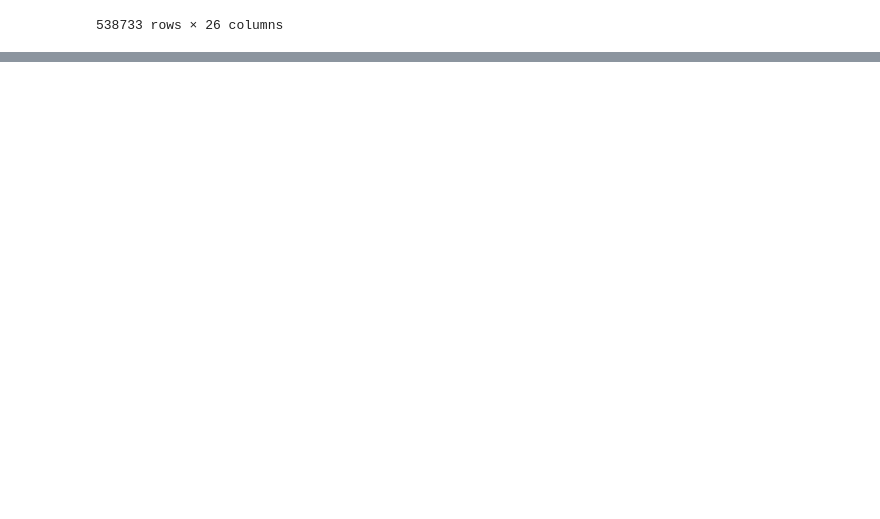
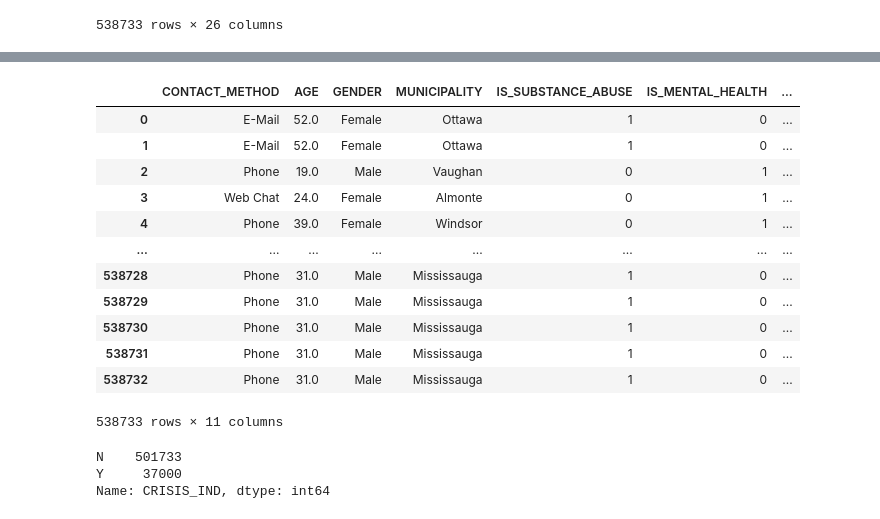
Before and after one commit to VectorInstitute/PETs-Bootcamp, a Jupyter notebook: data_utilities/load_connex_data.ipynb, the cells around one changed output, grey strips where cells are left out. Drawn from its saved outputs; the diff is of its cells as text; code cells hidden in the pictures; blank space fills up the shorter version.

```diff
--- a/data_utilities/load_connex_data.ipynb
+++ b/data_utilities/load_connex_data.ipynb
@@ -21,0 +52,32 @@ connex_df
+# %%
+connex_df[['CONTACT_METHOD',
+           'AGE',
+           'GENDER',
+           'MUNICIPALITY',
+           'IS_SUBSTANCE_ABUSE',
+           'IS_MENTAL_HEALTH',
+           'IS_PROBLEM_GAMBLING',
+           'IS_OTHER',
+           'LENGTH_OF_CONTACT',
+           'CONTACTOR_TYPE',
+           'CRISIS_IND']]
+# %% [output]
+|  | CONTACT_METHOD | AGE | GENDER | MUNICIPALITY | IS_SUBSTANCE_ABUSE | IS_MENTAL_HEALTH | ... |
+| 0 | E-Mail | 52.0 | Female | Ottawa | 1 | 0 | ... |
+| 1 | E-Mail | 52.0 | Female | Ottawa | 1 | 0 | ... |
+| 2 | Phone | 19.0 | Male | Vaughan | 0 | 1 | ... |
+| 3 | Web Chat | 24.0 | Female | Almonte | 0 | 1 | ... |
+| 4 | Phone | 39.0 | Female | Windsor | 0 | 1 | ... |
+| ... | ... | ... | ... | ... | ... | ... | ... |
+| 538728 | Phone | 31.0 | Male | Mississauga | 1 | 0 | ... |
+| 538729 | Phone | 31.0 | Male | Mississauga | 1 | 0 | ... |
+| 538730 | Phone | 31.0 | Male | Mississauga | 1 | 0 | ... |
+| 538731 | Phone | 31.0 | Male | Mississauga | 1 | 0 | ... |
+| 538732 | Phone | 31.0 | Male | Mississauga | 1 | 0 | ... |
+538733 rows × 11 columns
+# %%
+connex_df['CRISIS_IND'].value_counts()
+# %% [output]
+N    501733
+Y     37000
+Name: CRISIS_IND, dtype: int64
```
Also changed, not shown: parts of 5 cells of this notebook.
